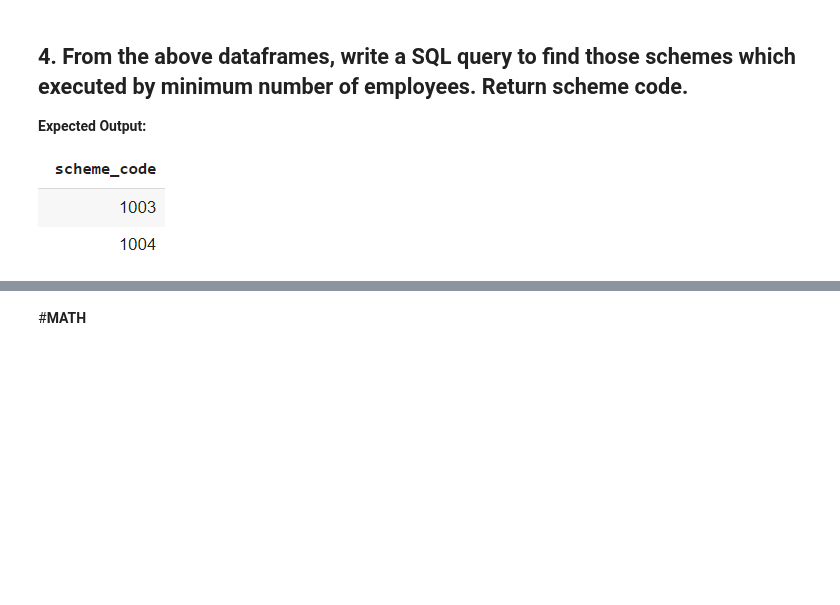
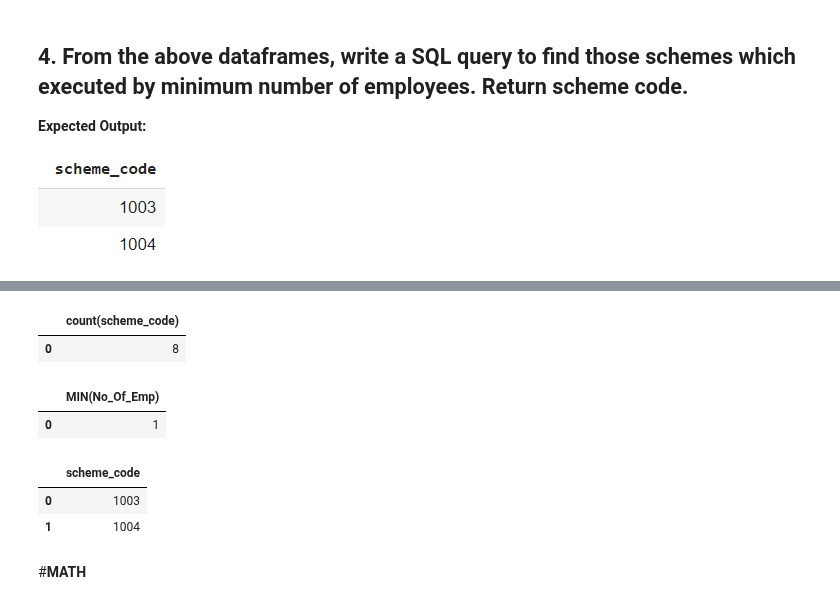
Before and after one commit to Shrez7961/Practice, a Jupyter notebook: Day_7_Assignment.ipynb, the cells around one changed output, grey strips where cells are left out. Saved outputs shown, nothing was run; the diff lists cells and outputs as text; code cells hidden in the pictures; blank space fills up the shorter version.

```diff
--- a/Day_7_Assignment.ipynb
+++ b/Day_7_Assignment.ipynb
@@ -147,3 +194,31 @@ Successfully installed pandasql-0.7.3
+# %%
+mysql('''select
+count(scheme_code) from scheme
+''')
+# %% [output]
+|  | count(scheme_code) |
+| 0 | 8 |
+# %%
+mysql('''
+SELECT MIN(No_Of_Emp) FROM
+(SELECT COUNT(*) AS No_Of_Emp)
+''')
+# %% [output]
+|  | MIN(No_Of_Emp) |
+| 0 | 1 |
+# %%
+mysql('''
+select scheme_code
+from scheme
+group by scheme_code
+having count(scheme_code) = (SELECT MIN(No_Of_Emp) FROM (SELECT COUNT(*) AS No_Of_Emp
+from scheme
+group by scheme_code))
+''')
+# %% [output]
+|  | scheme_code |
+| 0 | 1003 |
+| 1 | 1004 |
 # %% [markdown]
 #**MATH**
 # %% [markdown]
```
Also changed, not shown: parts of 7 cells of this notebook.
